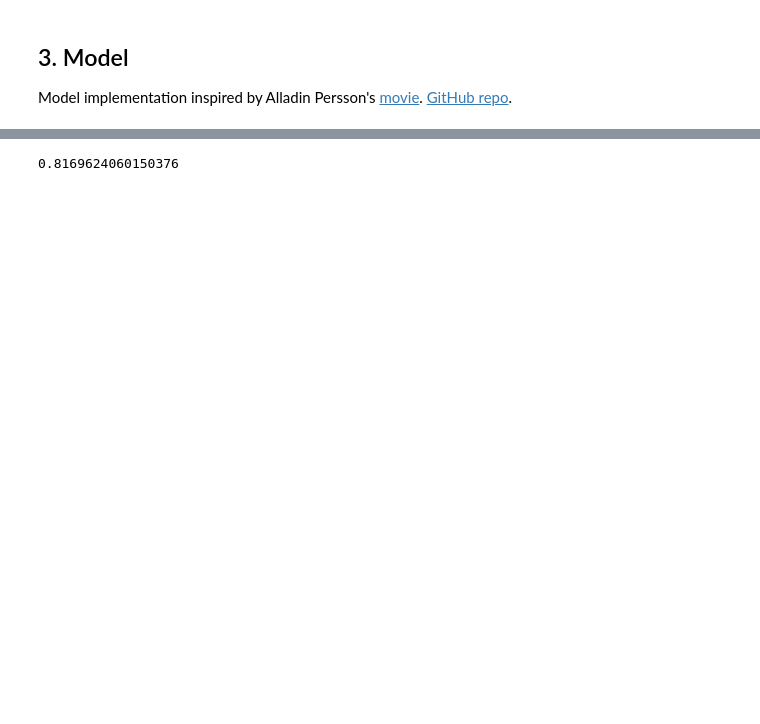
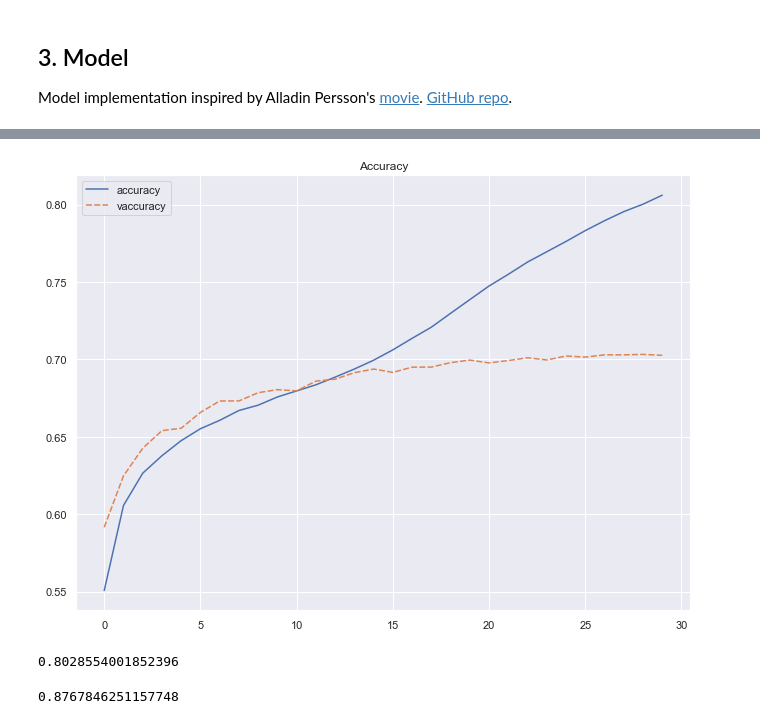
Before and after one commit to jmisilo/Amazon-reviews-rating, a Jupyter notebook: main.ipynb, the cells around one changed output, grey strips where cells are left out. Saved outputs shown, nothing was run; the diff lists cells and outputs as text; code cells hidden in the pictures; blank space fills up the shorter version.

```diff
--- a/main.ipynb
+++ b/main.ipynb
@@ -450,3 +527,9 @@ else:
+# %%
+plt.figure(figsize=(11, 8))
+sns.lineplot(data=accuracy).set(title='Accuracy')
+plt.show()
+# %% [output]
+[figure, added]
 # %%
 predictions = []
 true_values = []
@@ -465,7 +548,14 @@ with torch.no_grad():
         true_values.extend(target.tolist())
 
     model.train()
-# %%
-f1_score(true_values, predictions, average='micro')
-# %% [output]
-0.8169624060150376
+# %%
+f1_score(true_values, predictions, average='micro')
+# %% [output]
+0.8028554001852396
+# %%
+true_v = F.one_hot(torch.LongTensor(true_values))
+pred_v = F.one_hot(torch.LongTensor(predictions))
+
+roc_auc_score(true_v, pred_v, average='micro', multi_class='ovo')
+# %% [output]
+0.8767846251157748
```
Also changed, not shown: parts of 21 cells of this notebook.
